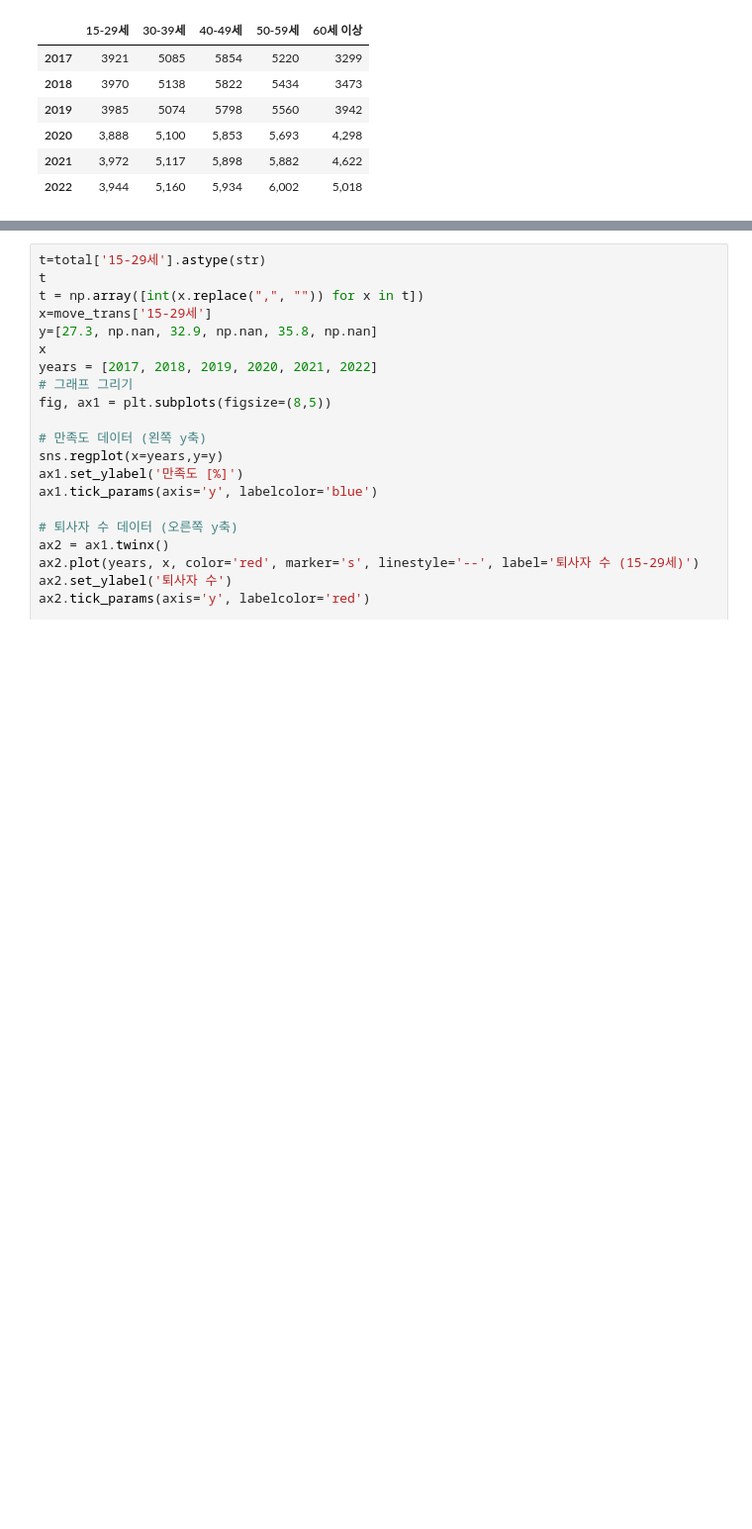
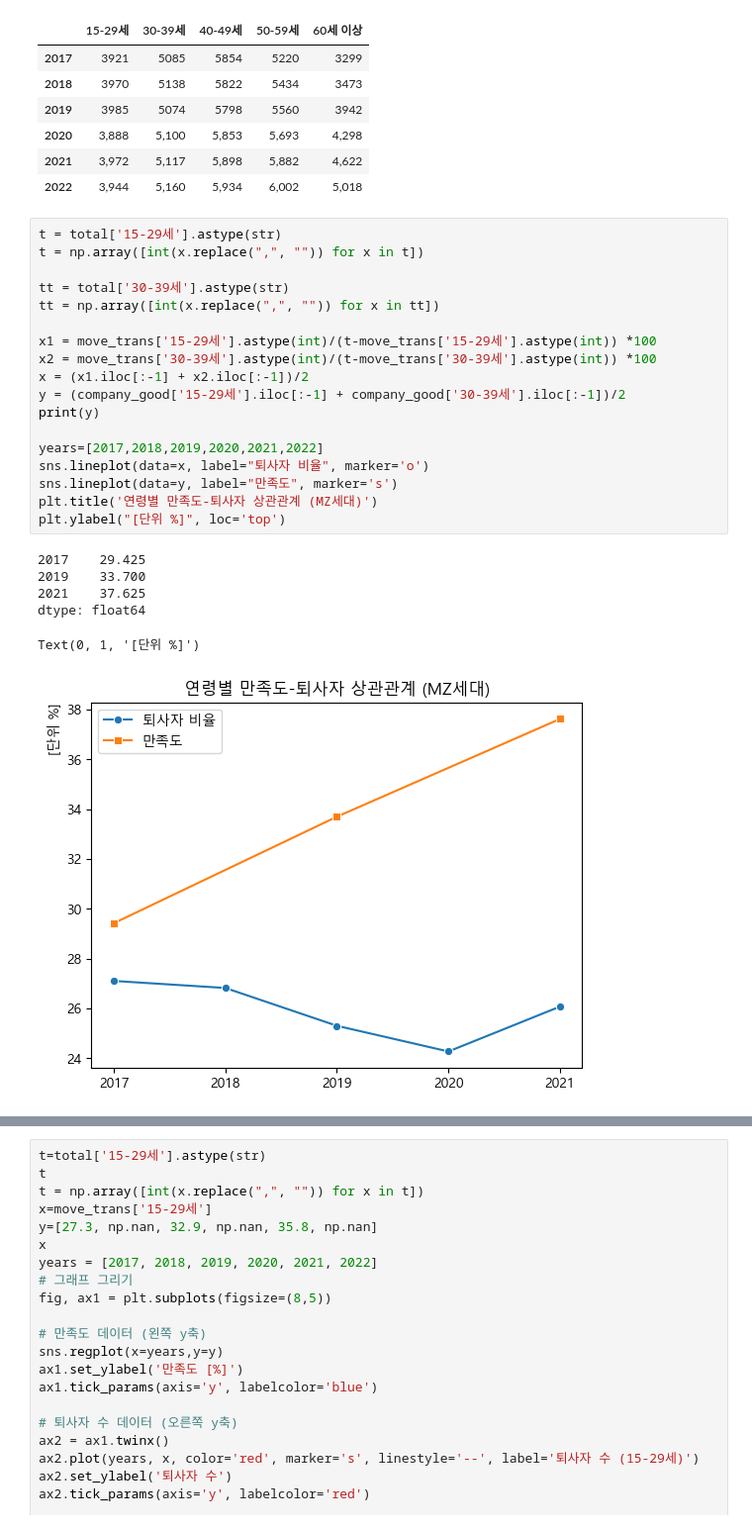
Before and after one commit to koi154/1LEE3KIM, a Jupyter notebook: data.ipynb, the cells around one changed output, grey strips where cells are left out. Shown at 99% size. Drawn from its saved outputs; the diff is of its cells as text; blank space fills up the shorter version.

```diff
--- a/data.ipynb
+++ b/data.ipynb
@@ -278,6 +278,31 @@ total
 | 2020 | 3,888 | 5,100 | 5,853 | 5,693 | 4,298 |
 | 2021 | 3,972 | 5,117 | 5,898 | 5,882 | 4,622 |
 | 2022 | 3,944 | 5,160 | 5,934 | 6,002 | 5,018 |
+# %%
+t = total['15-29세'].astype(str)
+t = np.array([int(x.replace(",", "")) for x in t])
+
+tt = total['30-39세'].astype(str)
+tt = np.array([int(x.replace(",", "")) for x in tt])
+
+x1 = move_trans['15-29세'].astype(int)/(t-move_trans['15-29세'].astype(int)) *100
+x2 = move_trans['30-39세'].astype(int)/(t-move_trans['30-39세'].astype(int)) *100
+x = (x1.iloc[:-1] + x2.iloc[:-1])/2
+y = (company_good['15-29세'].iloc[:-1] + company_good['30-39세'].iloc[:-1])/2
+print(y)
+
+years=[2017,2018,2019,2020,2021,2022]
+sns.lineplot(data=x, label="퇴사자 비율", marker='o')
+sns.lineplot(data=y, label="만족도", marker='s')
+plt.title('연령별 만족도-퇴사자 상관관계 (MZ세대)')
+plt.ylabel("[단위 %]", loc='top')
+# %% [output]
+2017    29.425
+2019    33.700
+2021    37.625
+dtype: float64
+Text(0, 1, '[단위 %]')
+[figure, added]
 # %%
 t=total['15-29세'].astype(str)
 t
```
Also changed, not shown: parts of 2 cells of this notebook.
